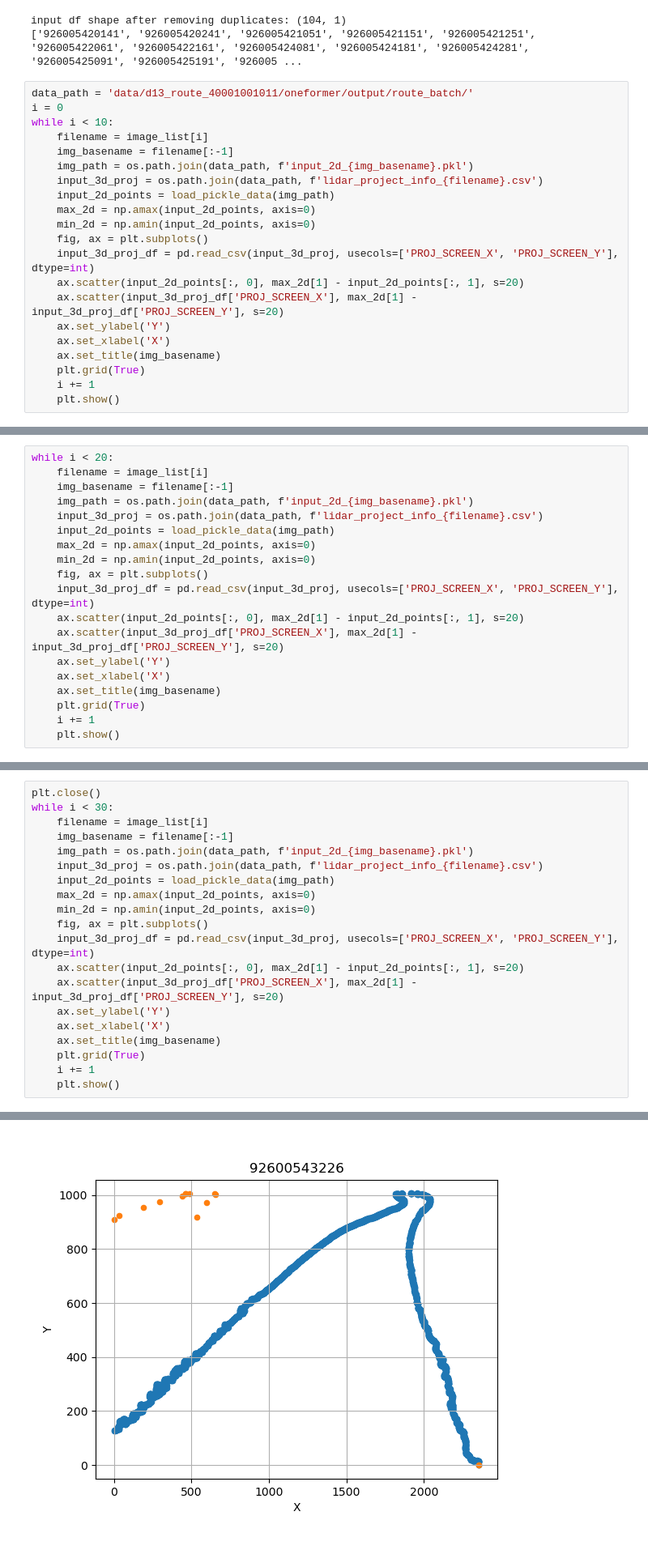
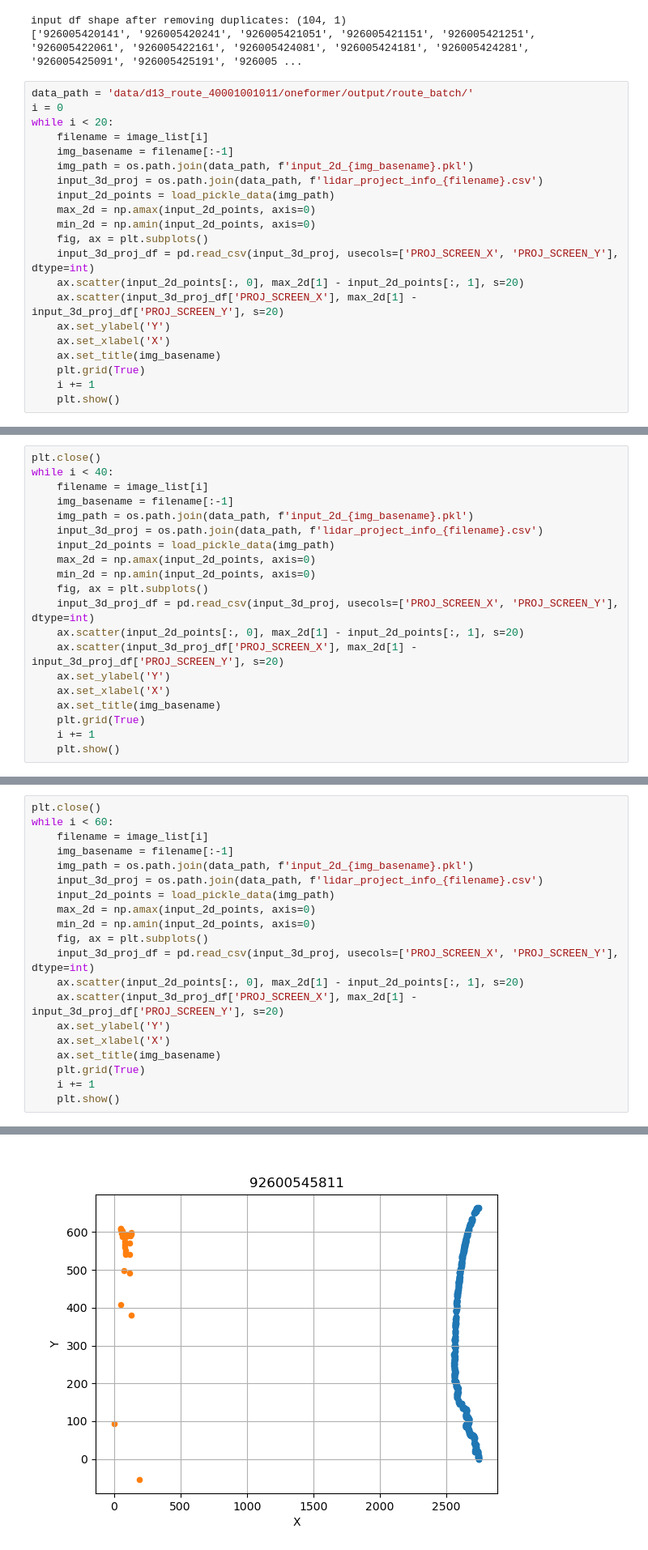
Before and after one commit to RENCI/ncdot-road-safety, a Jupyter notebook: phase_2/data_processing/RoadAlignmentVisualExploration.ipynb, the cells around one changed output, grey strips where cells are left out. Shown at 81% size. Drawn from its saved outputs; the diff is of its cells as text.

```diff
--- a/phase_2/data_processing/RoadAlignmentVisualExploration.ipynb
+++ b/phase_2/data_processing/RoadAlignmentVisualExploration.ipynb
@@ -20,7 +20,7 @@ input df shape after removing duplicates: (104, 1)
 # %%
 data_path = 'data/d13_route_40001001011/oneformer/output/route_batch/'
 i = 0
-while i < 10:
+while i < 20:
     filename = image_list[i]
     img_basename = filename[:-1]
     img_path = os.path.join(data_path, f'input_2d_{img_basename}.pkl')
@@ -52,5 +55,6 @@ while i < 10:
 # %%
-while i < 20:
+plt.close()
+while i < 40:
     filename = image_list[i]
     img_basename = filename[:-1]
     img_path = os.path.join(data_path, f'input_2d_{img_basename}.pkl')
@@ -82,6 +89,6 @@ while i < 20:
 # %%
 plt.close()
-while i < 30:
+while i < 60:
     filename = image_list[i]
     img_basename = filename[:-1]
     img_path = os.path.join(data_path, f'input_2d_{img_basename}.pkl')
@@ -110 +117 @@ while i < 30:
-[figure, old version]
+[figure, new version]
```
Also changed, not shown: parts of 6 cells of this notebook.
